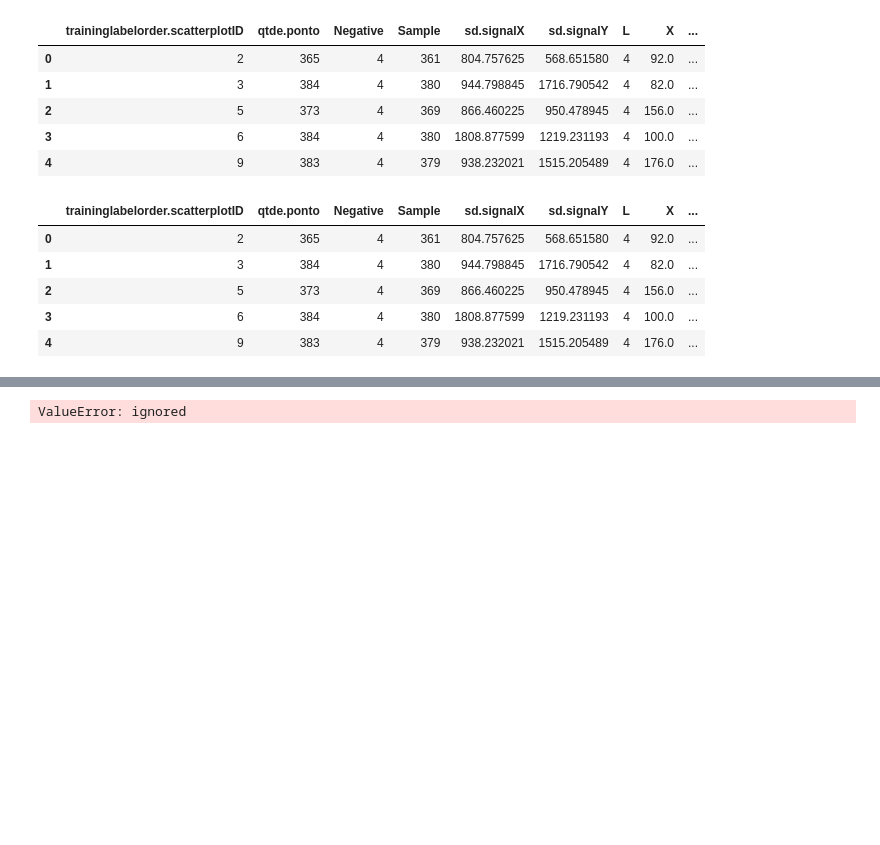
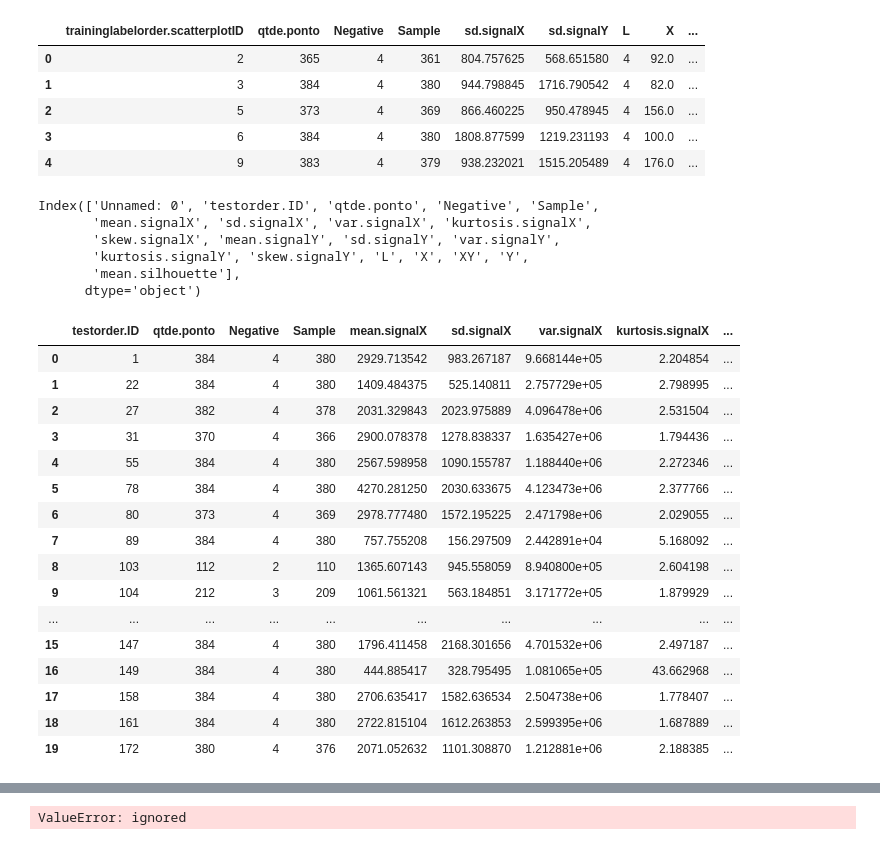
Before and after one commit to polivio/PEE, a Jupyter notebook: KNN_KDD_BR.ipynb, the cells around one changed output, grey strips where cells are left out. Saved outputs shown, nothing was run; the diff lists cells and outputs as text; code cells hidden in the pictures; blank space fills up the shorter version.

```diff
--- a/KNN_KDD_BR.ipynb
+++ b/KNN_KDD_BR.ipynb
@@ -49,13 +49,37 @@ t.head()
 | 2 | 5 | 373 | 4 | 369 | 866.460225 | 950.478945 | 4 | 156.0 | ... |
 | 3 | 6 | 384 | 4 | 380 | 1808.877599 | 1219.231193 | 4 | 100.0 | ... |
 | 4 | 9 | 383 | 4 | 379 | 938.232021 | 1515.205489 | 4 | 176.0 | ... |
-# %%
-t.replace(np.nan,0)
-t.head()
-# %% [output]
-|  | traininglabelorder.scatterplotID | qtde.ponto | Negative | Sample | sd.signalX | sd.signalY | L | X | ... |
-| 0 | 2 | 365 | 4 | 361 | 804.757625 | 568.651580 | 4 | 92.0 | ... |
-| 1 | 3 | 384 | 4 | 380 | 944.798845 | 1716.790542 | 4 | 82.0 | ... |
-| 2 | 5 | 373 | 4 | 369 | 866.460225 | 950.478945 | 4 | 156.0 | ... |
-| 3 | 6 | 384 | 4 | 380 | 1808.877599 | 1219.231193 | 4 | 100.0 | ... |
-| 4 | 9 | 383 | 4 | 379 | 938.232021 | 1515.205489 | 4 | 176.0 | ... |
+# %%
+test.columns
+# %% [output]
+Index(['Unnamed: 0', 'testorder.ID', 'qtde.ponto', 'Negative', 'Sample',
+       'mean.signalX', 'sd.signalX', 'var.signalX', 'kurtosis.signalX',
+       'skew.signalX', 'mean.signalY', 'sd.signalY', 'var.signalY',
+       'kurtosis.signalY', 'skew.signalY', 'L', 'X', 'XY', 'Y',
+       'mean.silhouette'],
+      dtype='object')
+# %%
+test = test.loc[:,['testorder.ID', 'qtde.ponto', 'Negative', 'Sample',
+       'mean.signalX', 'sd.signalX', 'var.signalX', 'kurtosis.signalX',
+       'skew.signalX', 'mean.signalY', 'sd.signalY', 'var.signalY',
+       'kurtosis.signalY', 'skew.signalY', 'L', 'X', 'XY', 'Y',
+       'mean.silhouette']]
+test.head(20)
+# %% [output]
+|  | testorder.ID | qtde.ponto | Negative | Sample | mean.signalX | sd.signalX | var.signalX | kurtosis.signalX | ... |
+| 0 | 1 | 384 | 4 | 380 | 2929.713542 | 983.267187 | 9.668144e+05 | 2.204854 | ... |
+| 1 | 22 | 384 | 4 | 380 | 1409.484375 | 525.140811 | 2.757729e+05 | 2.798995 | ... |
+| 2 | 27 | 382 | 4 | 378 | 2031.329843 | 2023.975889 | 4.096478e+06 | 2.531504 | ... |
+| 3 | 31 | 370 | 4 | 366 | 2900.078378 | 1278.838337 | 1.635427e+06 | 1.794436 | ... |
+| 4 | 55 | 384 | 4 | 380 | 2567.598958 | 1090.155787 | 1.188440e+06 | 2.272346 | ... |
+| 5 | 78 | 384 | 4 | 380 | 4270.281250 | 2030.633675 | 4.123473e+06 | 2.377766 | ... |
+| 6 | 80 | 373 | 4 | 369 | 2978.777480 | 1572.195225 | 2.471798e+06 | 2.029055 | ... |
+| 7 | 89 | 384 | 4 | 380 | 757.755208 | 156.297509 | 2.442891e+04 | 5.168092 | ... |
+| 8 | 103 | 112 | 2 | 110 | 1365.607143 | 945.558059 | 8.940800e+05 | 2.604198 | ... |
+| 9 | 104 | 212 | 3 | 209 | 1061.561321 | 563.184851 | 3.171772e+05 | 1.879929 | ... |
+| ... | ... | ... | ... | ... | ... | ... | ... | ... | ... |
+| 15 | 147 | 384 | 4 | 380 | 1796.411458 | 2168.301656 | 4.701532e+06 | 2.497187 | ... |
+| 16 | 149 | 384 | 4 | 380 | 444.885417 | 328.795495 | 1.081065e+05 | 43.662968 | ... |
+| 17 | 158 | 384 | 4 | 380 | 2706.635417 | 1582.636534 | 2.504738e+06 | 1.778407 | ... |
+| 18 | 161 | 384 | 4 | 380 | 2722.815104 | 1612.263853 | 2.599395e+06 | 1.687889 | ... |
+| 19 | 172 | 380 | 4 | 376 | 2071.052632 | 1101.308870 | 1.212881e+06 | 2.188385 | ... |
```
Also changed, not shown: parts of 4 cells of this notebook.
